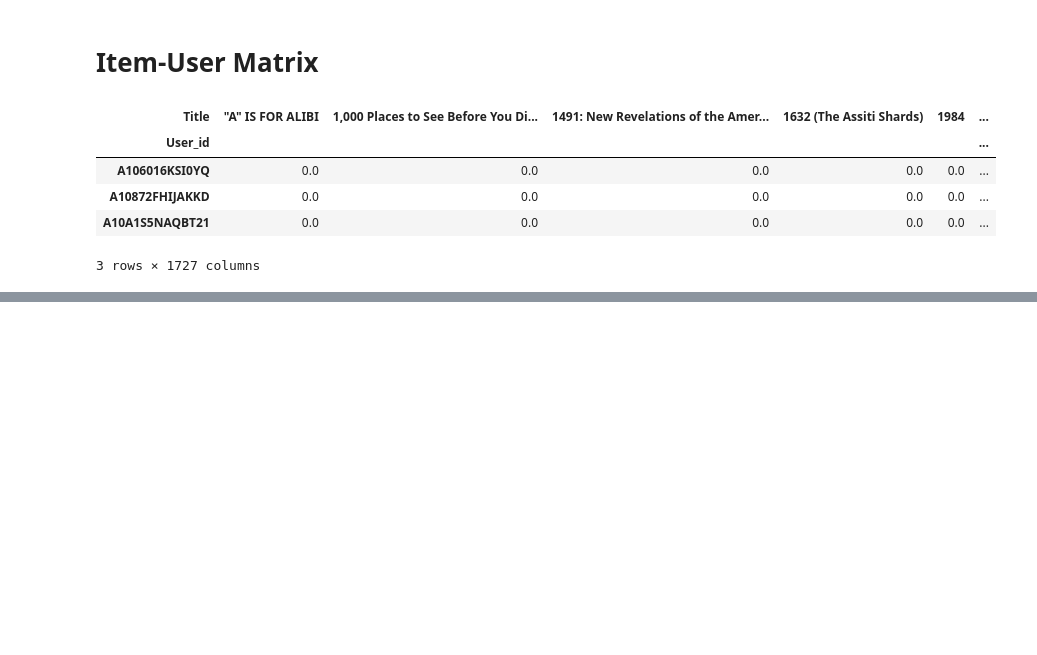
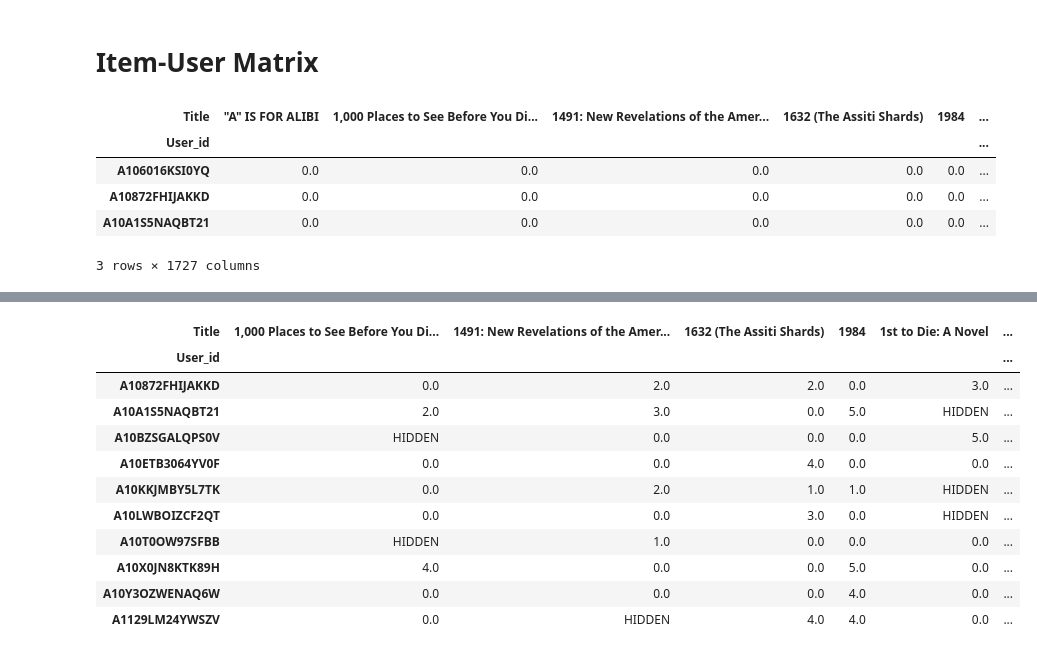
Before and after one commit to pavsingh7/Masters-Dissertation, a Jupyter notebook: Code/item_collab_filtering.ipynb, the cells around one changed output, grey strips where cells are left out. Saved outputs shown, nothing was run; the diff lists cells and outputs as text; code cells hidden in the pictures; blank space fills up the shorter version.

```diff
--- a/Code/item_collab_filtering.ipynb
+++ b/Code/item_collab_filtering.ipynb
@@ -182,0 +302,4 @@ books_pivot.head(3)
+# %%
+# trying something
+testing = books_pivot.iloc[1:10, 1:10]
+testing
@@ -182,0 +318,3 @@ books_pivot.head(3)
+# %%
+rated_books = np.where(testing.iloc[1, :] > 0)[0]
+rated_books
@@ -182,0 +323,5 @@ books_pivot.head(3)
+# %%
+
+
+hidden_indices = np.random.choice(rated_books, min(5, len(rated_books)), replace=False)
+hidden_indices
@@ -182,0 +365,26 @@ books_pivot.head(3)
+# %%
+for user_id in range(testing.shape[0]):
+    # Find the indices of rated books for this user (i.e, positions 1, 3, 5)
+    rated_books = np.where(testing.iloc[user_id, :] > 0)[0]
+
+    # Randomly select 5 ratings to hide (if available)
+    num_to_hide = min(1, len(rated_books)) # If the user has more than 5 ratings, take only 5
+    hidden_indices = np.random.choice(rated_books, num_to_hide, replace=False)
+
+    # Set the selected ratings to 0 in the hidden ratings matrix
+    testing.iloc[user_id, hidden_indices] = 'HIDDEN'
+
+testing
+# %% [output]
+| Title | 1,000 Places to See Before You Di... | 1491: New Revelations of the Amer... | 1632 (The Assiti Shards) | 1984 | 1st to Die: A Novel | ... |
+| User_id |  |  |  |  |  | ... |
+| A10872FHIJAKKD | 0.0 | 2.0 | 2.0 | 0.0 | 3.0 | ... |
+| A10A1S5NAQBT21 | 2.0 | 3.0 | 0.0 | 5.0 | HIDDEN | ... |
+| A10BZSGALQPS0V | HIDDEN | 0.0 | 0.0 | 0.0 | 5.0 | ... |
+| A10ETB3064YV0F | 0.0 | 0.0 | 4.0 | 0.0 | 0.0 | ... |
+| A10KKJMBY5L7TK | 0.0 | 2.0 | 1.0 | 1.0 | HIDDEN | ... |
+| A10LWBOIZCF2QT | 0.0 | 0.0 | 3.0 | 0.0 | HIDDEN | ... |
+| A10T0OW97SFBB | HIDDEN | 1.0 | 0.0 | 0.0 | 0.0 | ... |
+| A10X0JN8KTK89H | 4.0 | 0.0 | 0.0 | 5.0 | 0.0 | ... |
+| A10Y3OZWENAQ6W | 0.0 | 0.0 | 0.0 | 4.0 | 0.0 | ... |
+| A1129LM24YWSZV | 0.0 | HIDDEN | 4.0 | 4.0 | 0.0 | ... |
```
Also changed, not shown: parts of 22 cells of this notebook.
